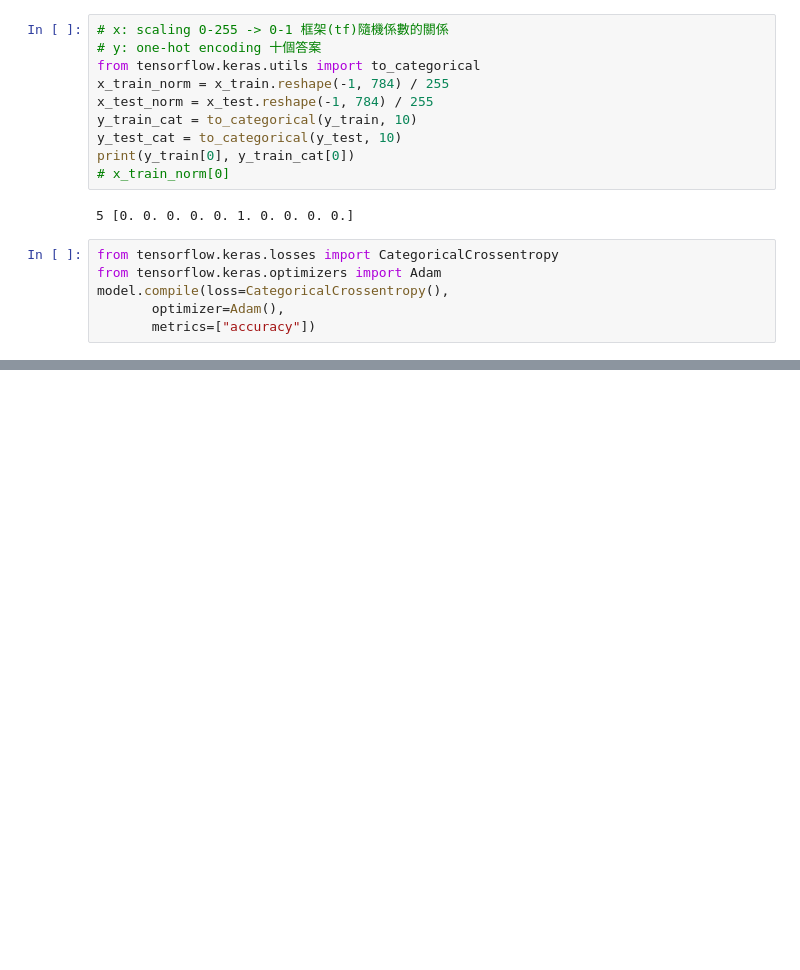
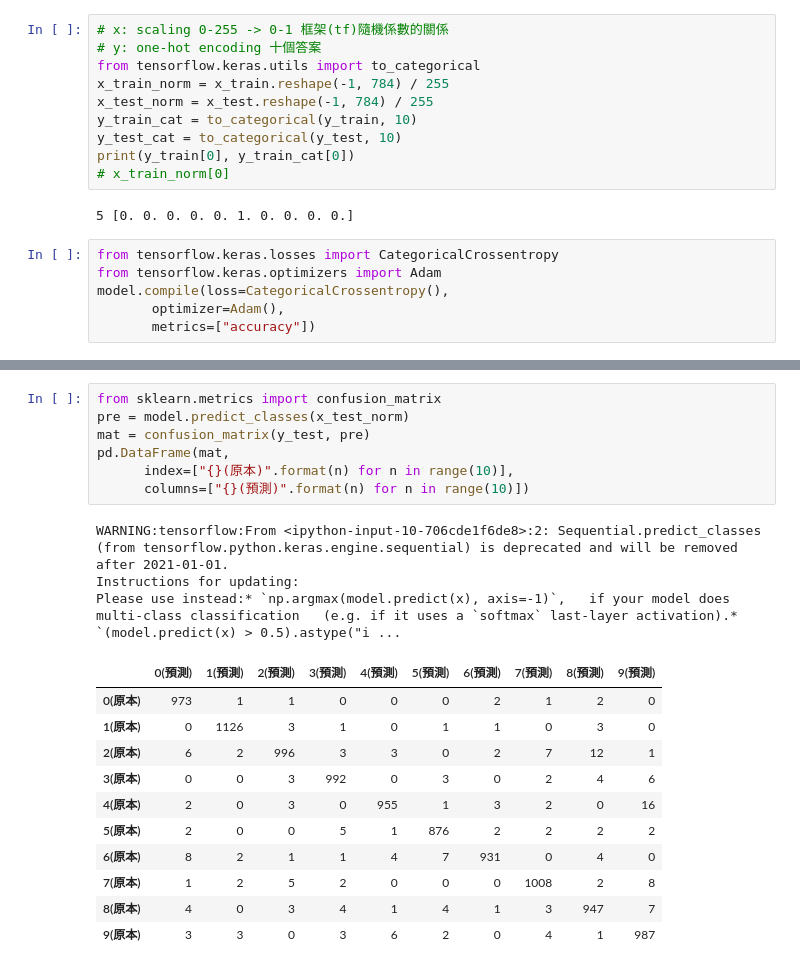
Before and after one commit to e18679/ML0930, a Jupyter notebook: mlp.ipynb, the cells around one changed output, grey strips where cells are left out. Saved outputs shown, nothing was run; the diff lists cells and outputs as text; blank space fills up the shorter version.

```diff
--- a/mlp.ipynb
+++ b/mlp.ipynb
@@ -116,0 +135,22 @@ Epoch 13/50
+# %%
+from sklearn.metrics import confusion_matrix
+pre = model.predict_classes(x_test_norm)
+mat = confusion_matrix(y_test, pre)
+pd.DataFrame(mat,
+      index=["{}(原本)".format(n) for n in range(10)],
+      columns=["{}(預測)".format(n) for n in range(10)])
+# %% [output]
+WARNING:tensorflow:From <ipython-input-10-706cde1f6de8>:2: Sequential.predict_classes (from tensorflow.python.keras.engine.sequential) is deprecated and will be removed after 2021-01-01.
+Instructions for updating:
+Please use instead:* `np.argmax(model.predict(x), axis=-1)`,   if your model does multi-class classification   (e.g. if it uses a `softmax` last-layer activation).* `(model.predict(x) > 0.5).astype("i ...
+|  | 0(預測) | 1(預測) | 2(預測) | 3(預測) | 4(預測) | 5(預測) | 6(預測) | 7(預測) | 8(預測) | 9(預測) |
+| 0(原本) | 973 | 1 | 1 | 0 | 0 | 0 | 2 | 1 | 2 | 0 |
+| 1(原本) | 0 | 1126 | 3 | 1 | 0 | 1 | 1 | 0 | 3 | 0 |
+| 2(原本) | 6 | 2 | 996 | 3 | 3 | 0 | 2 | 7 | 12 | 1 |
+| 3(原本) | 0 | 0 | 3 | 992 | 0 | 3 | 0 | 2 | 4 | 6 |
+| 4(原本) | 2 | 0 | 3 | 0 | 955 | 1 | 3 | 2 | 0 | 16 |
+| 5(原本) | 2 | 0 | 0 | 5 | 1 | 876 | 2 | 2 | 2 | 2 |
+| 6(原本) | 8 | 2 | 1 | 1 | 4 | 7 | 931 | 0 | 4 | 0 |
+| 7(原本) | 1 | 2 | 5 | 2 | 0 | 0 | 0 | 1008 | 2 | 8 |
+| 8(原本) | 4 | 0 | 3 | 4 | 1 | 4 | 1 | 3 | 947 | 7 |
+| 9(原本) | 3 | 3 | 0 | 3 | 6 | 2 | 0 | 4 | 1 | 987 |
```
Also changed, not shown: parts of 6 cells of this notebook.
